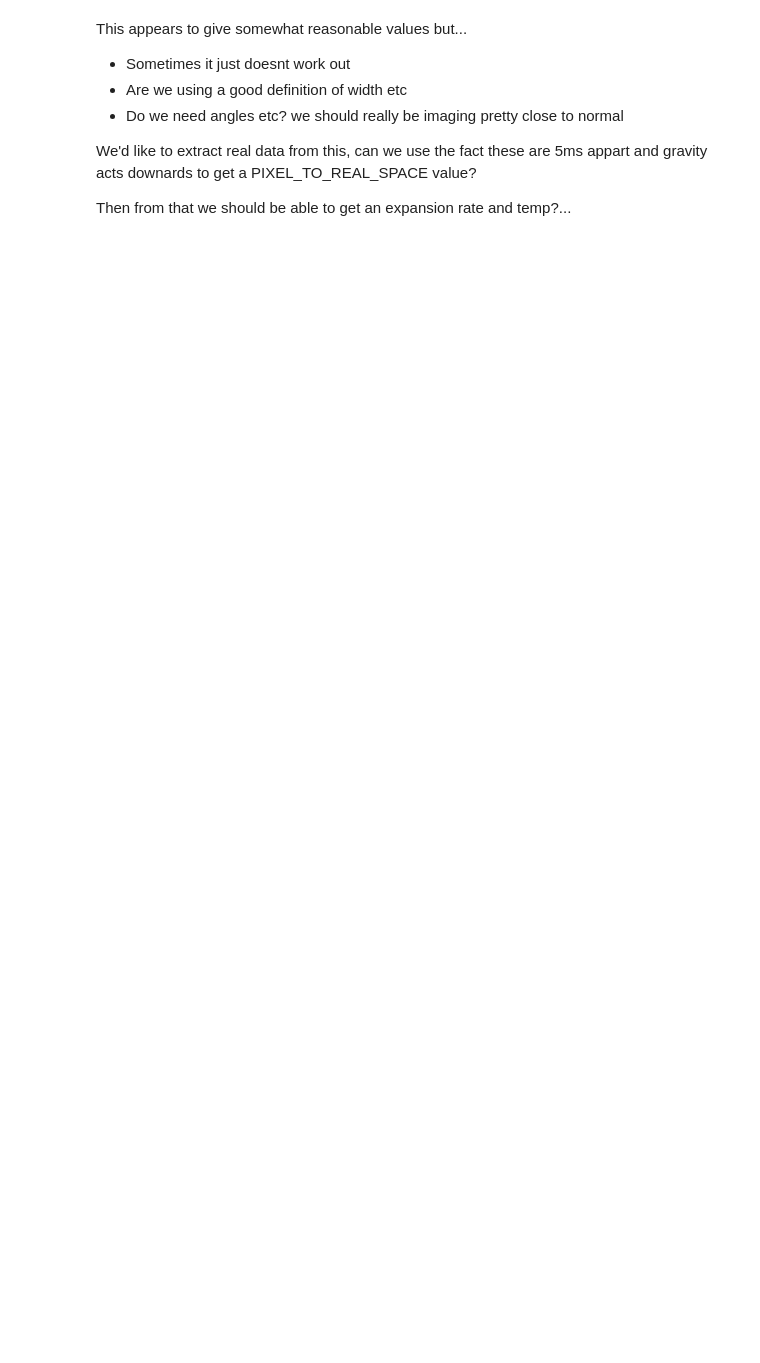
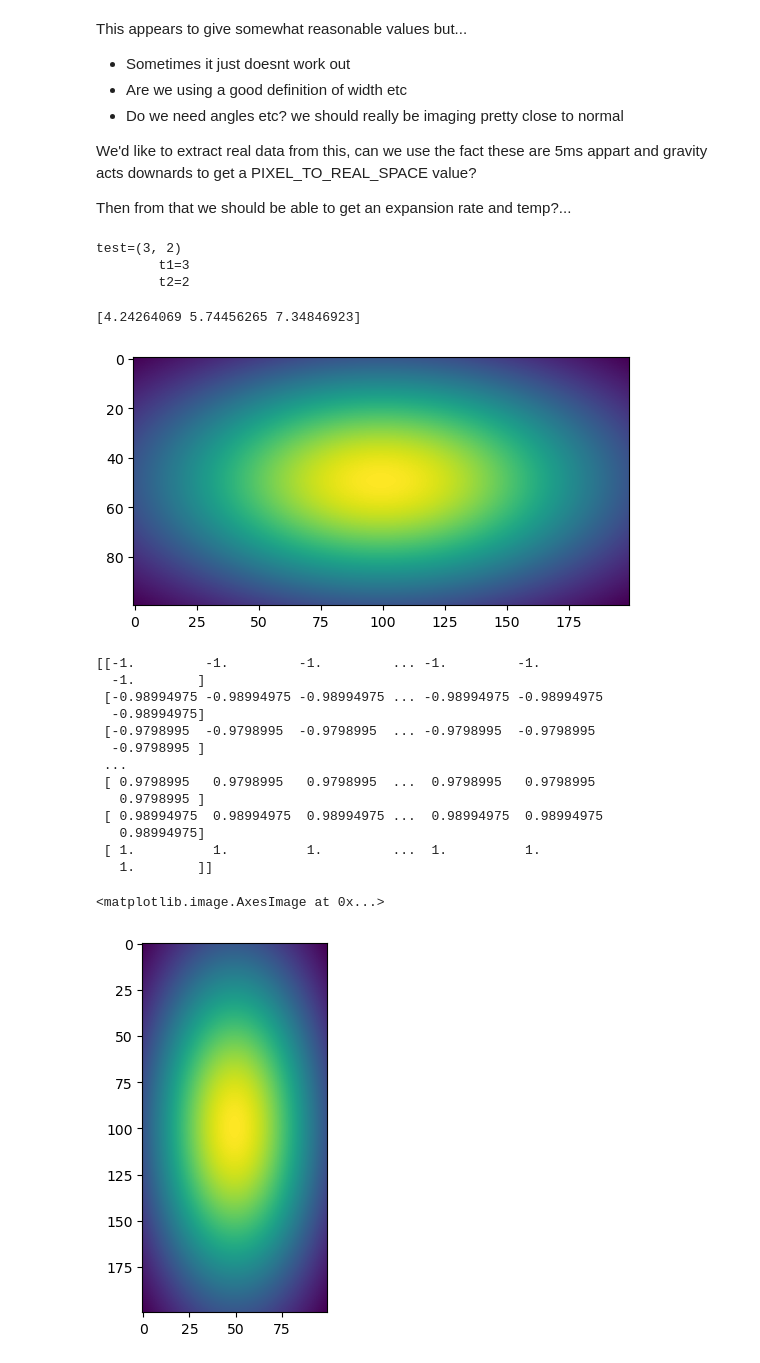
Before and after one commit to harrykendell/ARTIQ, a Jupyter notebook: analysis/fluoresence_imaging.ipynb, the cells around one changed output. Saved outputs shown, nothing was run; the diff lists cells and outputs as text; code cells hidden in the pictures; blank space fills up the shorter version.

```diff
--- a/analysis/fluoresence_imaging.ipynb
+++ b/analysis/fluoresence_imaging.ipynb
@@ -316,0 +334,71 @@ Then from that we should be able to get an expansion rate and temp?...
+# %%
+test = 3,2
+
+t1,t2 = test
+
+print(f"{test=}\n\t{t1=}\n\t{t2=}")
+# %% [output]
+test=(3, 2)
+        t1=3
+        t2=2
+# %%
+import numpy as np
+
+x = np.array([1, 2, 3])
+y = np.array([4, 5, 6])
+z = np.array([1,2,3])
+
+
+# create 3d array
+grid = np.meshgrid(x, y, z)
+
+
+@np.vectorize
+def distance(x1,y1,z1):
+    return np.sqrt((x1)**2 + (y1)**2 + (z1)**2)
+
+# map the distance function to the 3d array
+dist = distance(x,y,z)
+
+print(dist)
+# %% [output]
+[4.24264069 5.74456265 7.34846923]
+# %%
+import matplotlib.pyplot as plt
+
+def gaussian(x, y):
+    return np.exp(-x**2 - y**2)
+
+xaxis = np.linspace(-1, 1, 100)
+yaxis = np.linspace(-1, 1, 200)
+result2 = gaussian(xaxis[:, None], yaxis[None, :])
+
+plt.imshow(result2)
+
+
+plt.show()
+def gaussian2(xy):
+    x,y = xy
+    return np.exp(-(x**2) - y**2)
+
+xy = np.meshgrid(xaxis, yaxis)
+
+print(y)
+plt.imshow(gaussian2(np.meshgrid(xaxis, yaxis)))
+# %% [output]
+[figure, added]
+[[-1.         -1.         -1.         ... -1.         -1.
+  -1.        ]
+ [-0.98994975 -0.98994975 -0.98994975 ... -0.98994975 -0.98994975
+  -0.98994975]
+ [-0.9798995  -0.9798995  -0.9798995  ... -0.9798995  -0.9798995
+  -0.9798995 ]
+ ...
+ [ 0.9798995   0.9798995   0.9798995  ...  0.9798995   0.9798995
+   0.9798995 ]
+ [ 0.98994975  0.98994975  0.98994975 ...  0.98994975  0.98994975
+   0.98994975]
+ [ 1.          1.          1.         ...  1.          1.
+   1.        ]]
+<matplotlib.image.AxesImage at 0x...>
+[figure, added]
```
Also changed, not shown: parts of 16 cells of this notebook, 4 other files.
